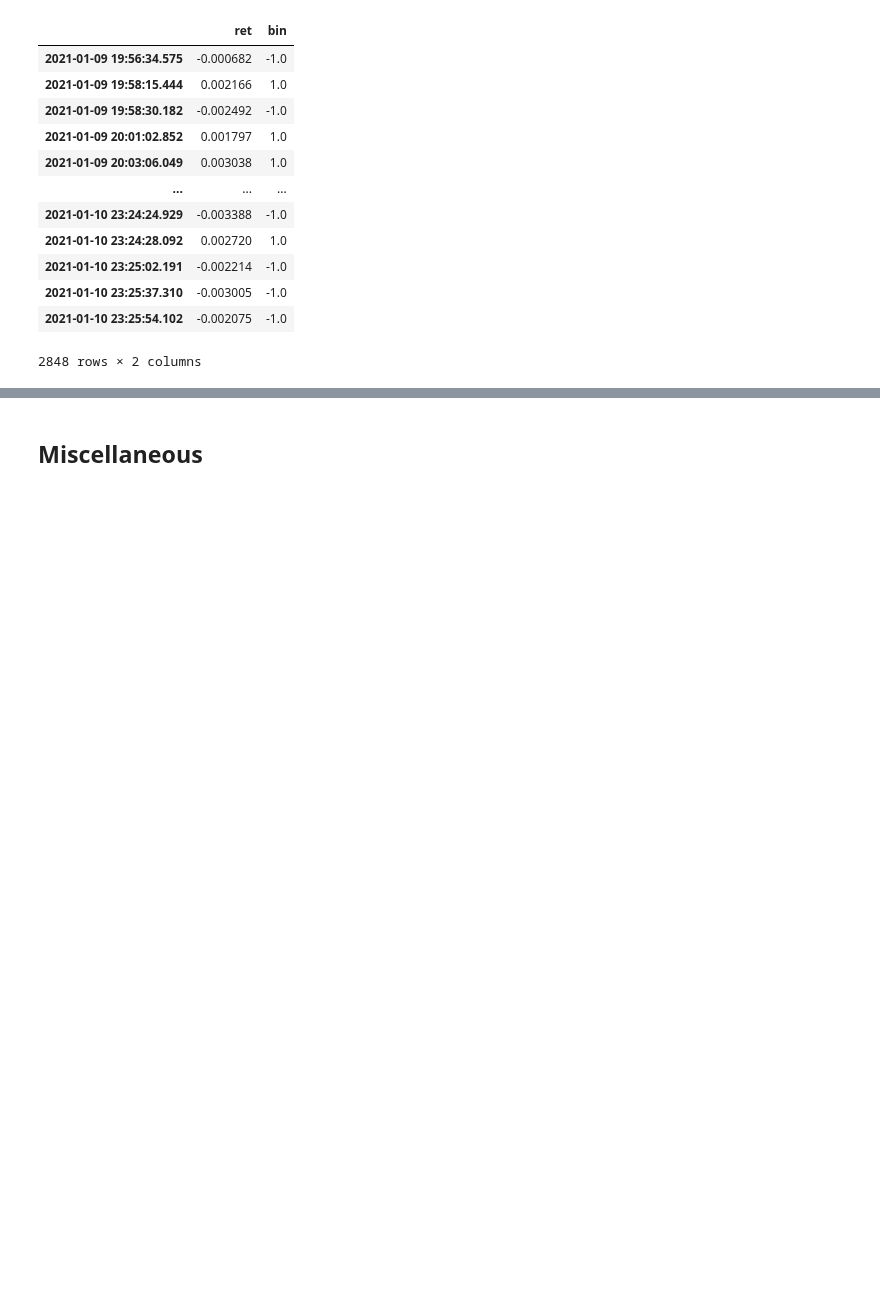
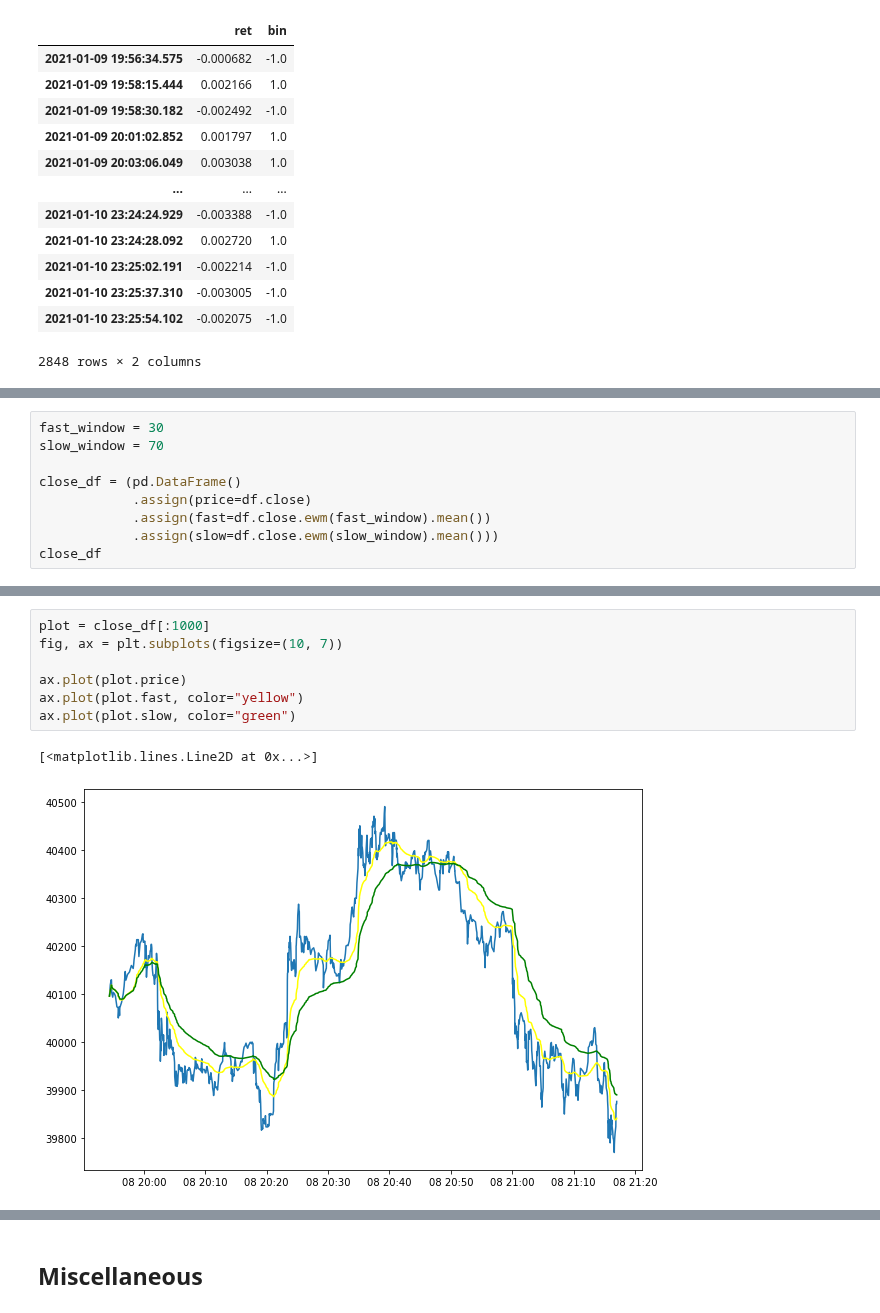
Before and after one commit to sunnymnie/bitcoin-printer, a Jupyter notebook: 2-data-structuring/2-cusum.ipynb, the cells around one changed output, grey strips where cells are left out. Drawn from its saved outputs; the diff is of its cells as text; blank space fills up the shorter version.

```diff
--- a/2-data-structuring/2-cusum.ipynb
+++ b/2-data-structuring/2-cusum.ipynb
@@ -355,0 +406,9 @@ labels
+# %%
+fast_window = 30
+slow_window = 70
+
+close_df = (pd.DataFrame()
+            .assign(price=df.close)
+            .assign(fast=df.close.ewm(fast_window).mean())
+            .assign(slow=df.close.ewm(slow_window).mean()))
+close_df
@@ -355,0 +430,10 @@ labels
+# %%
+plot = close_df[:1000]
+fig, ax = plt.subplots(figsize=(10, 7))
+
+ax.plot(plot.price)
+ax.plot(plot.fast, color="yellow")
+ax.plot(plot.slow, color="green")
+# %% [output]
+[<matplotlib.lines.Line2D at 0x...>]
+[figure, added]
```
Also changed, not shown: parts of 54 cells of this notebook, 2 other files.
